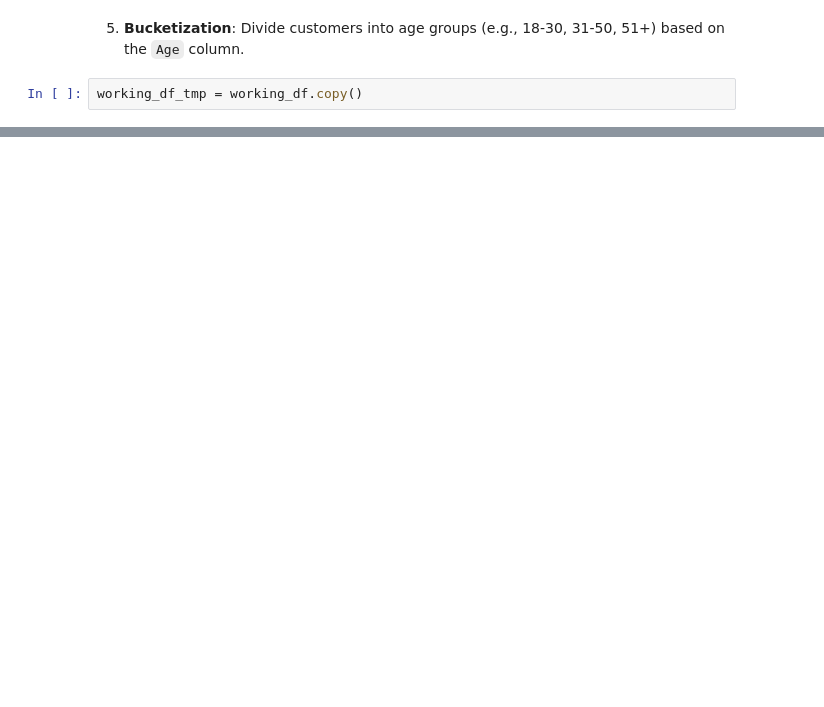
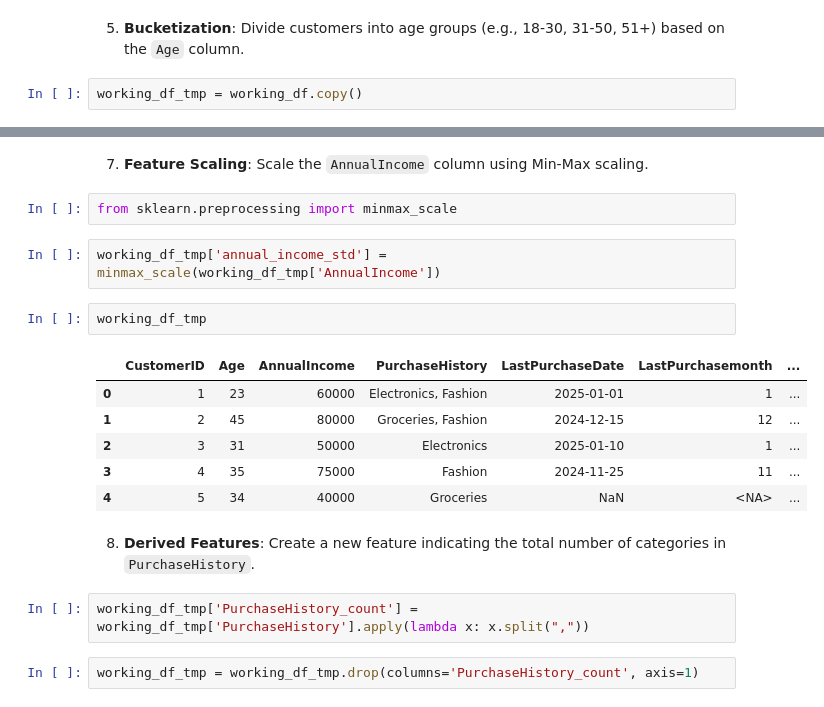
Before and after one commit to dinaeshsugumaran/MLOps, a Jupyter notebook: Practice/Python_practice/Feature_Engineering/feature_engineering_practice.ipynb, the cells around one changed output, grey strips where cells are left out. Drawn from its saved outputs; the diff is of its cells as text; blank space fills up the shorter version.

```diff
--- a/Practice/Python_practice/Feature_Engineering/feature_engineering_practice.ipynb
+++ b/Practice/Python_practice/Feature_Engineering/feature_engineering_practice.ipynb
@@ -157,0 +158,21 @@ working_df_tmp
+# %% [markdown]
+7. **Feature Scaling**: Scale the `AnnualIncome` column using Min-Max scaling.
+# %%
+from sklearn.preprocessing import minmax_scale
+# %%
+working_df_tmp['annual_income_std'] = minmax_scale(working_df_tmp['AnnualIncome'])
+# %%
+working_df_tmp
+# %% [output]
+|  | CustomerID | Age | AnnualIncome | PurchaseHistory | LastPurchaseDate | LastPurchasemonth | ... |
+| 0 | 1 | 23 | 60000 | Electronics, Fashion | 2025-01-01 | 1 | ... |
+| 1 | 2 | 45 | 80000 | Groceries, Fashion | 2024-12-15 | 12 | ... |
+| 2 | 3 | 31 | 50000 | Electronics | 2025-01-10 | 1 | ... |
+| 3 | 4 | 35 | 75000 | Fashion | 2024-11-25 | 11 | ... |
+| 4 | 5 | 34 | 40000 | Groceries | NaN | <NA> | ... |
+# %% [markdown]
+8. **Derived Features**: Create a new feature indicating the total number of categories in `PurchaseHistory`.
+# %%
+working_df_tmp['PurchaseHistory_count'] = working_df_tmp['PurchaseHistory'].apply(lambda x: x.split(","))
+# %%
+working_df_tmp = working_df_tmp.drop(columns='PurchaseHistory_count', axis=1)
```
Also changed, not shown: parts of 11 cells of this notebook, 1 other file.
